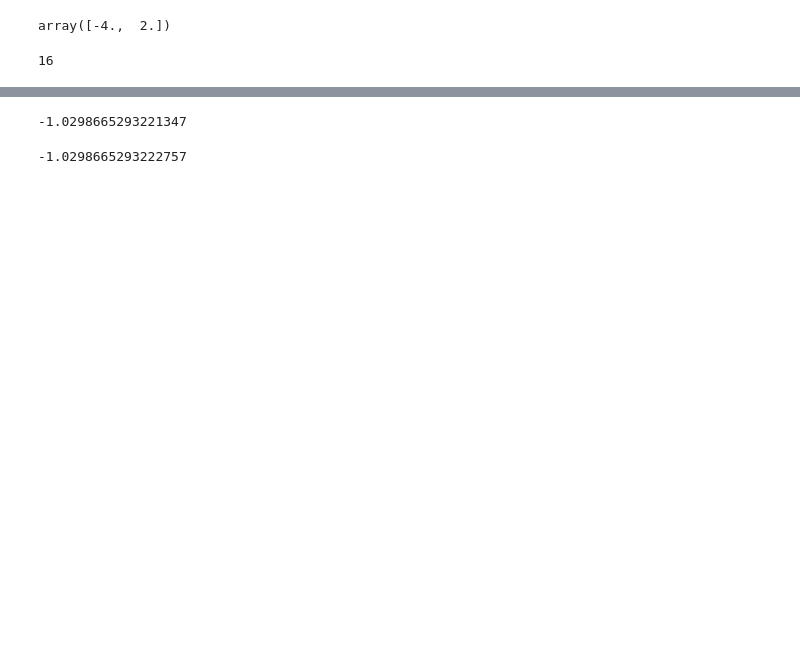
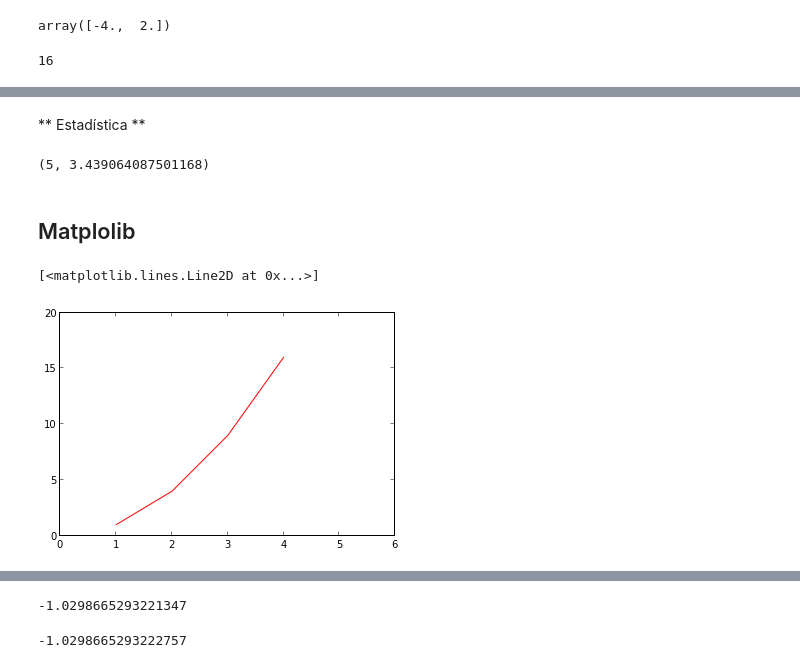
Before and after one commit to miltonlab/pyresearch, a Jupyter notebook: pyscience/TicCis2014.ipynb, the cells around one changed output, grey strips where cells are left out. Saved outputs shown, nothing was run; the diff lists cells and outputs as text; code cells hidden in the pictures; blank space fills up the shorter version.

```diff
--- a/pyscience/TicCis2014.ipynb
+++ b/pyscience/TicCis2014.ipynb
@@ -529,0 +283,2 @@ Encontrar las raíces de la ecuación no lineal: $$ x + 2 cos(x) = 0 $$
+# %% [markdown]
+** Estadística **
@@ -529,0 +287,6 @@ Encontrar las raíces de la ecuación no lineal: $$ x + 2 cos(x) = 0 $$
+# %%
+np.random.poisson(3), np.random.normal(3)
+# %% [output]
+(5, 3.439064087501168)
+# %% [markdown]
+## Matplolib
@@ -529,0 +297,7 @@ Encontrar las raíces de la ecuación no lineal: $$ x + 2 cos(x) = 0 $$
+# %%
+pyplot.axis([0, 6, 0, 20])
+pyplot.plot([1,2,3,4], [1,4,9,16], 'r-')
+#pyplot.show()
+# %% [output]
+[<matplotlib.lines.Line2D at 0x...>]
+[figure, added]
```
Also changed, not shown: parts of 177 cells of this notebook, 1 other file.
